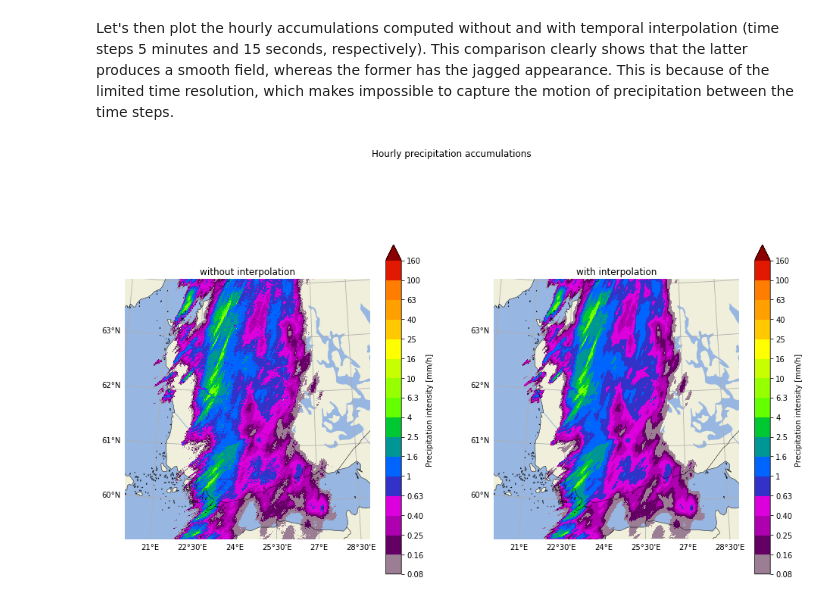
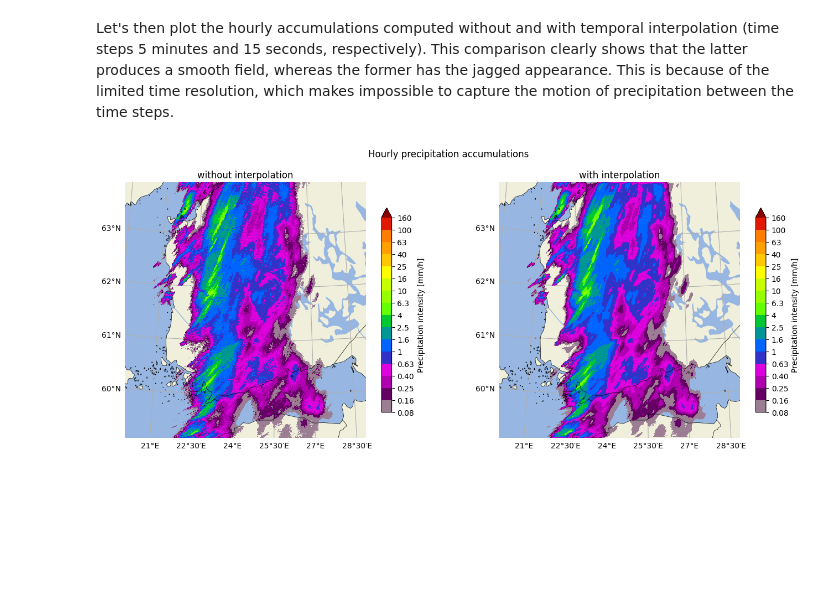
Before and after one commit to pySTEPS/ERAD-nowcasting-course-2026, a Jupyter notebook: notebooks/exercise_notebooks/block_03a_advection_interpolation.ipynb, the cells around one changed output. Saved outputs shown, nothing was run; the diff lists cells and outputs as text; code cells hidden in the pictures; blank space fills up the shorter version.

Commit message:
Notebook 3a plot updates

```diff
--- a/notebooks/exercise_notebooks/block_03a_advection_interpolation.ipynb
+++ b/notebooks/exercise_notebooks/block_03a_advection_interpolation.ipynb
@@ -134,31 +134,31 @@ Let's then plot the hourly accumulations computed without and with temporal inte
 # %%
 from matplotlib import pyplot as plt
 from pysteps.visualization import plot_precip_field
 
 # Disable warnings
 import warnings
 warnings.filterwarnings("ignore")
 
-plt.figure(figsize=(16, 10))
+plt.figure(figsize=(16, 6))
 
-plt.subplot(121)
+plt.subplot(121).set_axis_off()
 plot_precip_field(
     precip_accum_nointerp,
     geodata=metadata_clipped,
     map_kwargs={"drawlonlatlines": True}
 )
 plt.title("without interpolation")
 
-plt.subplot(122)
+plt.subplot(122).set_axis_off()
 
 plot_precip_field(
     precip_accum_interp,
     geodata=metadata_clipped,
     map_kwargs={"drawlonlatlines": True}
 )
 plt.title("with interpolation")
 
 plt.suptitle("Hourly precipitation accumulations")
 plt.show()
 # %% [output]
-[figure, old version]
+[figure, new version]
```
Also changed, not shown: parts of 2 cells of this notebook.
